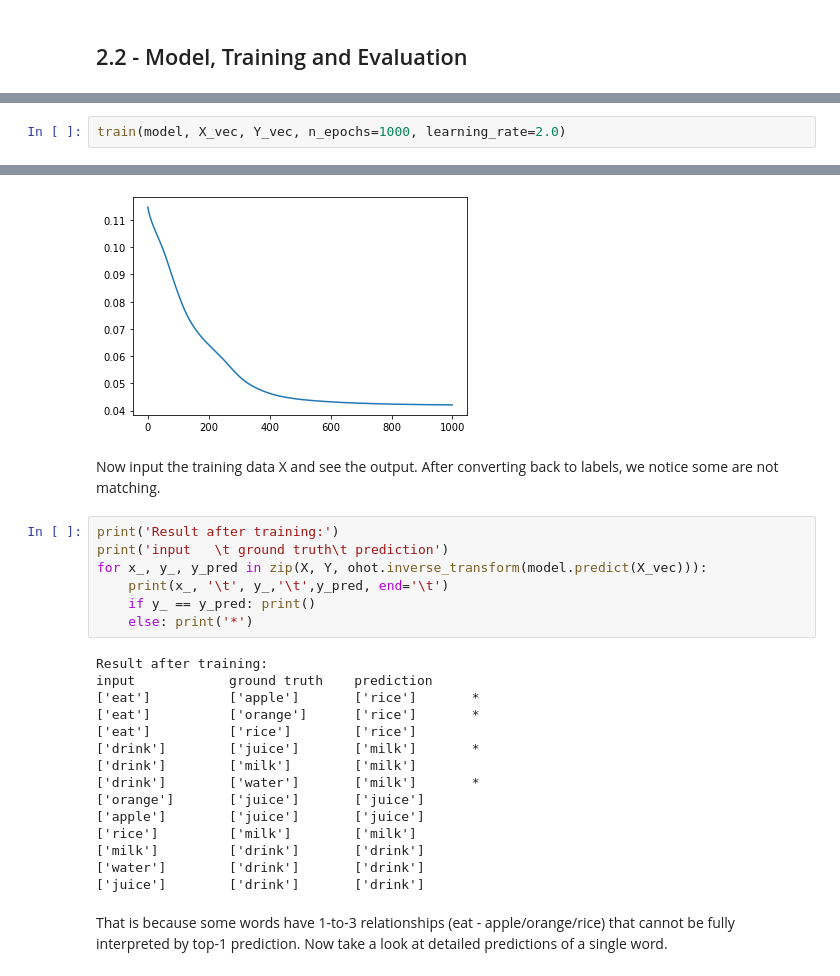
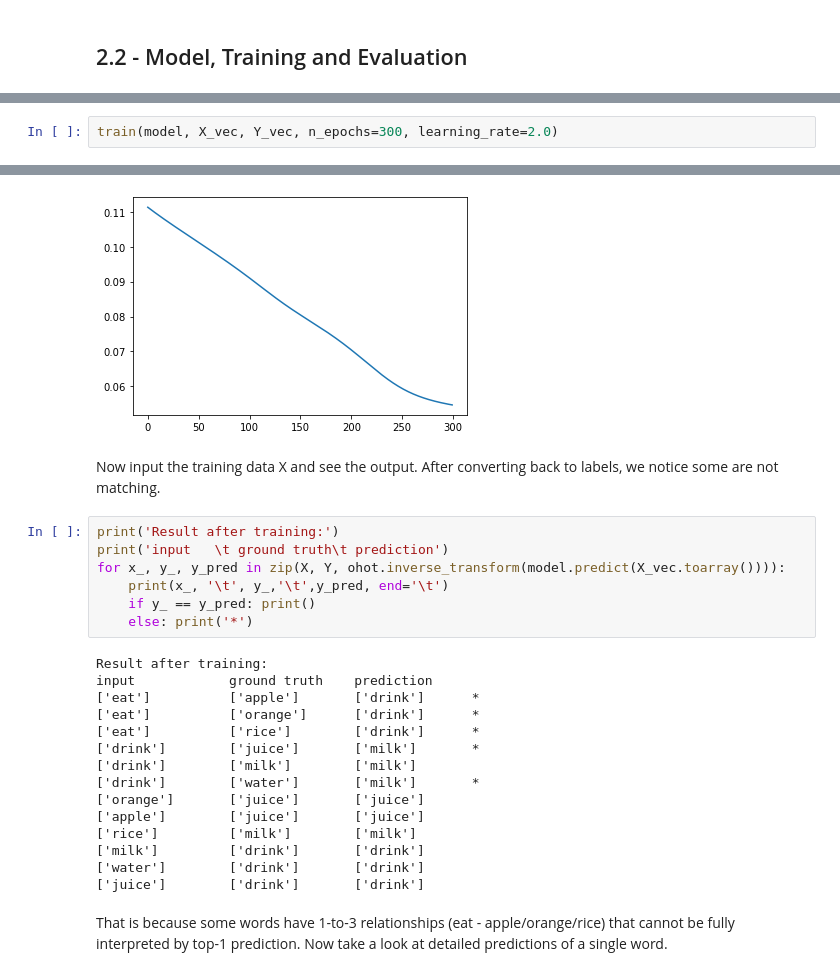
Before and after one commit to hfyxin/word-embedding-intuition-TF20, a Jupyter notebook: word embedding intuition (wevi).ipynb, the cells around one changed output, grey strips where cells are left out. Cells and saved outputs as stored; diff of their text form.

```diff
--- a/word embedding intuition (wevi).ipynb
+++ b/word embedding intuition (wevi).ipynb
@@ -223,5 +239,5 @@ Trainable params: 42
 Non-trainable params: 0
 _________________________________________________________________
 # %%
-train(model, X_vec, Y_vec, n_epochs=1000, learning_rate=2.0)
+train(model, X_vec, Y_vec, n_epochs=300, learning_rate=2.0)
 # %% [output]
@@ -238,21 +247,21 @@ Epoch:1000, loss = 0.04206
 
 Plotting the loss value:
-[figure, old version]
+[figure, new version]
 # %% [markdown]
 Now input the training data X and see the output. After converting back to labels, we notice some are not matching.
 # %%
 print('Result after training:')
 print('input   \t ground truth\t prediction')
-for x_, y_, y_pred in zip(X, Y, ohot.inverse_transform(model.predict(X_vec))):
+for x_, y_, y_pred in zip(X, Y, ohot.inverse_transform(model.predict(X_vec.toarray()))):
     print(x_, '\t', y_,'\t',y_pred, end='\t')
     if y_ == y_pred: print()
     else: print('*')
 # %% [output]
 Result after training:
 input            ground truth    prediction
-['eat']          ['apple']       ['rice']       *
-['eat']          ['orange']      ['rice']       *
-['eat']          ['rice']        ['rice']
+['eat']          ['apple']       ['drink']      *
+['eat']          ['orange']      ['drink']      *
+['eat']          ['rice']        ['drink']      *
 ['drink']        ['juice']       ['milk']       *
 ['drink']        ['milk']        ['milk']
 ['drink']        ['water']       ['milk']       *
```
Also changed, not shown: parts of 22 cells of this notebook.
